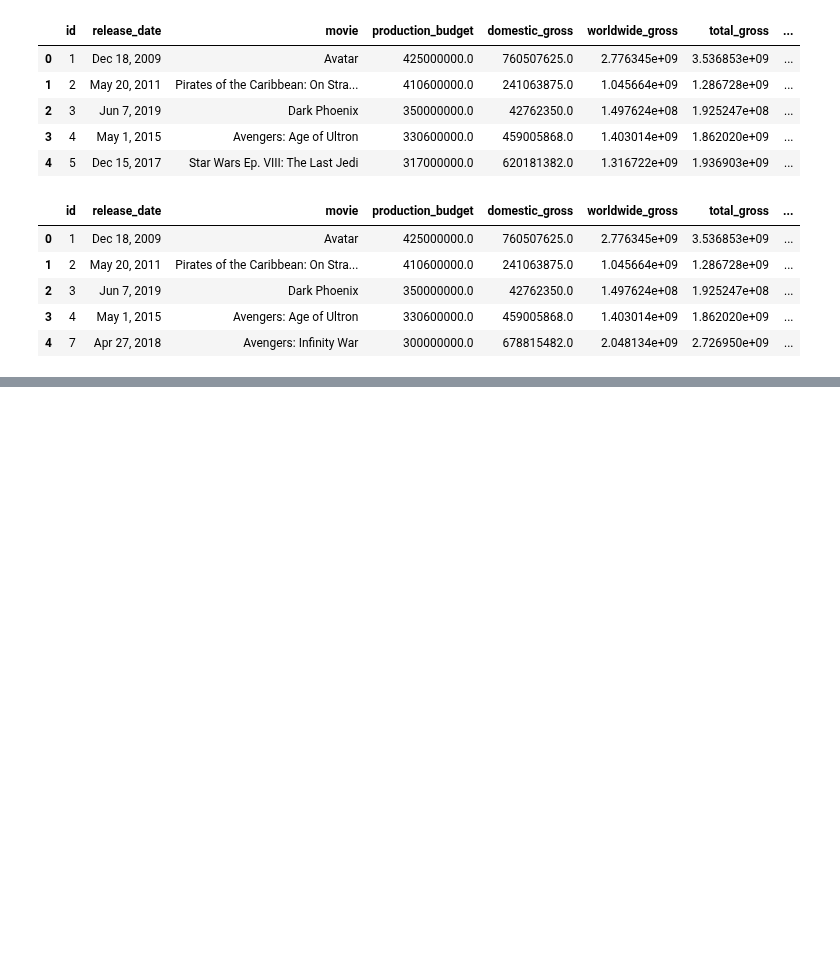
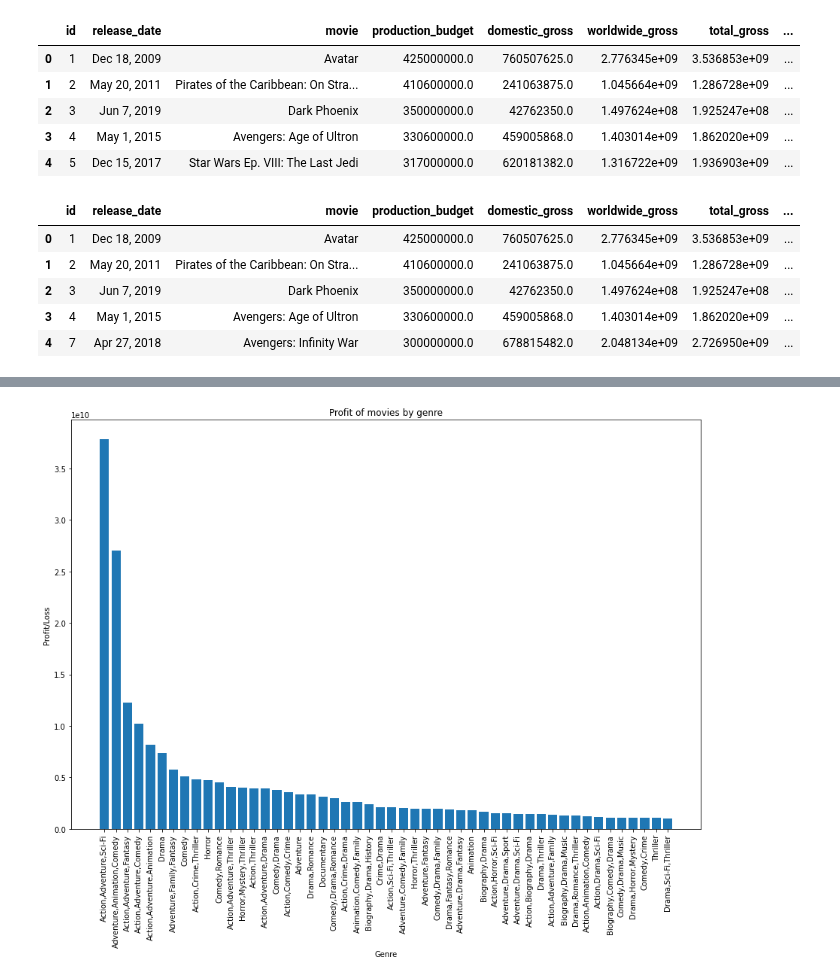
Before and after one commit to QuinnGrigsby/Capstone_Git-ing_it_done_MovieInformation, a Jupyter notebook: Data Understanding.ipynb, the cells around one changed output, grey strips where cells are left out. Saved outputs shown, nothing was run; the diff lists cells and outputs as text; code cells hidden in the pictures; blank space fills up the shorter version.

Commit message:
Get profit and plot it

```diff
--- a/Data Understanding.ipynb
+++ b/Data Understanding.ipynb
@@ -390,0 +427,7 @@ Finally, after getting all of our interest values together, the next step would
+# %%
+#Grouping movies by genre
+genre_gross = gross_and_rating.groupby(by="Genres", as_index=False).sum()
+# %%
+#Getting data from most profitable to less profitable
+genre_gross_top = genre_gross.sort_values(by="profit_or_loss", ascending=False).head(50)
+genre_gross_bottom = genre_gross.sort_values(by="profit_or_loss").head(50)
@@ -390,0 +452,11 @@ Finally, after getting all of our interest values together, the next step would
+# %%
+fig, ax= plt.subplots(figsize=(15,10))
+plt.xticks(rotation=90)
+
+plt.bar(genre_gross_top.Genres,genre_gross_top.profit_or_loss)
+plt.title("Profit of movies by genre")
+plt.xlabel("Genre")
+plt.ylabel("Profit/Loss")
+plt.show()
+# %% [output]
+[figure, added]
```
Also changed, not shown: parts of 17 cells of this notebook.
